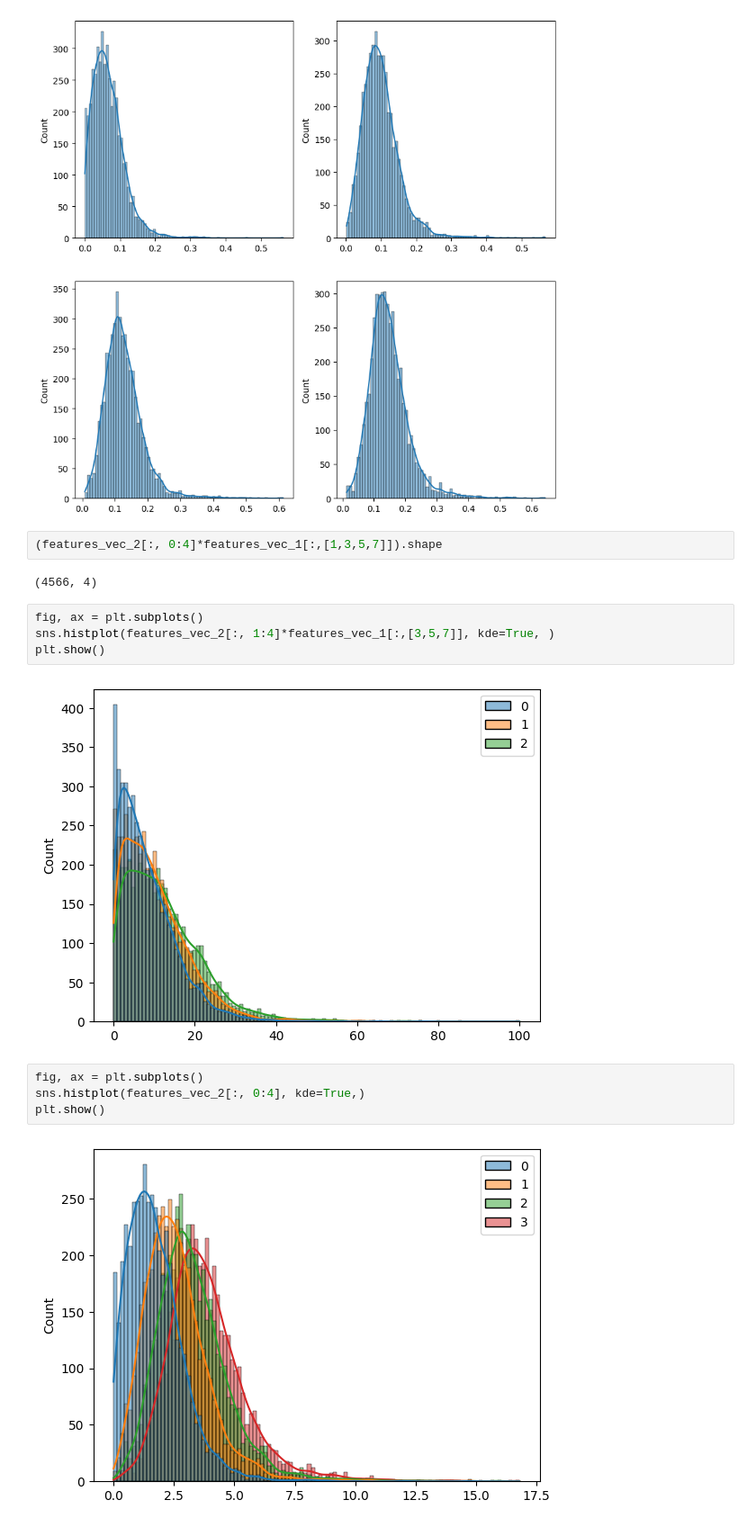
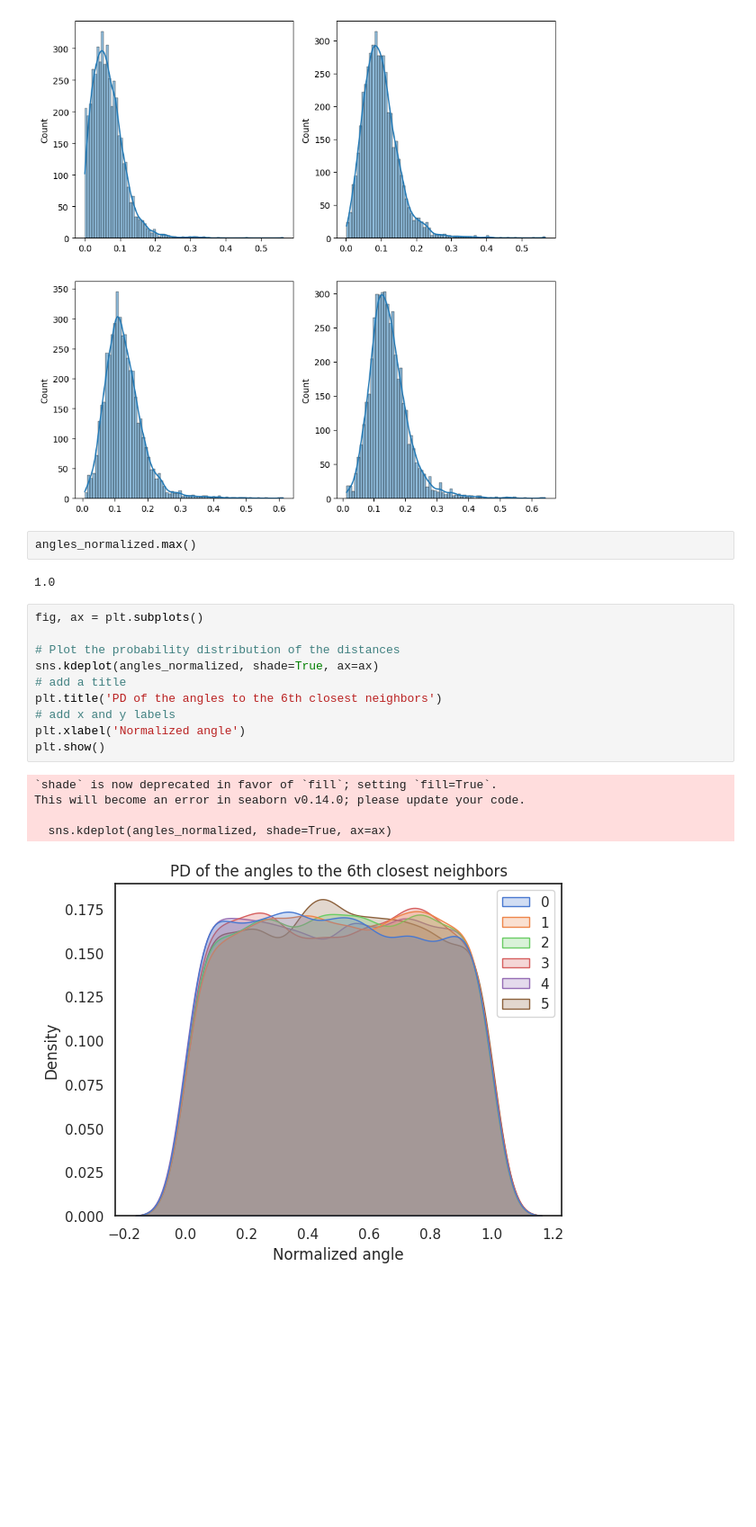
Before and after one commit to I-Zuniga/Event_Star_tracker, a Jupyter notebook: jupyter_notebooks/features_analisys.ipynb, the cells around one changed output. Shown at 90% size. Cells and saved outputs as stored; diff of their text form; blank space fills up the shorter version.

```diff
--- a/jupyter_notebooks/features_analisys.ipynb
+++ b/jupyter_notebooks/features_analisys.ipynb
@@ -157,19 +209,23 @@ sns.histplot(features_2_n[:, 3], kde=True, ax=ax[1, 1])
 plt.show()
 # %% [output]
 [figure]
-# %%
-(features_vec_2[:, 0:4]*features_vec_1[:,[1,3,5,7]]).shape
-# %% [output]
-(4566, 4)
-# %%
-fig, ax = plt.subplots()
-sns.histplot(features_vec_2[:, 1:4]*features_vec_1[:,[3,5,7]], kde=True, )
-plt.show()
-# %% [output]
-[figure, removed]
-# %%
-fig, ax = plt.subplots()
-sns.histplot(features_vec_2[:, 0:4], kde=True,)
-plt.show()
-# %% [output]
-[figure, removed]
+# %%
+angles_normalized.max()
+# %% [output]
+1.0
+# %%
+fig, ax = plt.subplots()
+
+# Plot the probability distribution of the distances
+sns.kdeplot(angles_normalized, shade=True, ax=ax)
+# add a title
+plt.title('PD of the angles to the 6th closest neighbors')
+# add x and y labels
+plt.xlabel('Normalized angle')
+plt.show()
+# %% [output]
+`shade` is now deprecated in favor of `fill`; setting `fill=True`.
+This will become an error in seaborn v0.14.0; please update your code.
+
+  sns.kdeplot(angles_normalized, shade=True, ax=ax)
+[figure, added]
```
Also changed, not shown: parts of 8 cells of this notebook.
